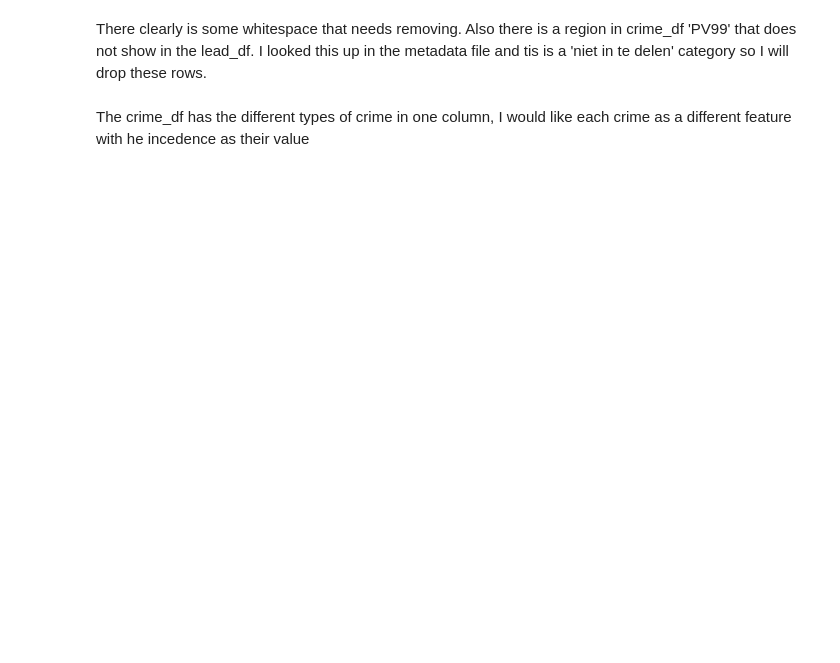
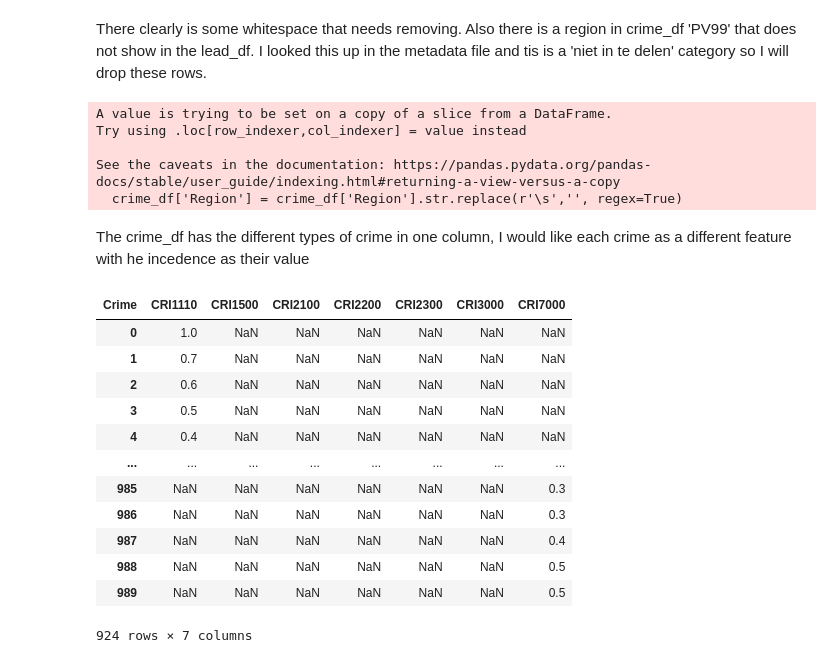
Before and after one commit to JMenzingaST/Lead_Crime_NL, a Jupyter notebook: Main.ipynb, the cells around one changed output. Cells and saved outputs as stored; diff of their text form; code cells hidden in the pictures; blank space fills up the shorter version.

Commit message:
Messed with reshaping the crime_df, achived nothing.

```diff
--- a/Main.ipynb
+++ b/Main.ipynb
@@ -61,7 +67,7 @@ hv.extension(case_sensitive_completion=True)
 with open('config.yaml') as stream:
     config = yaml.safe_load(stream)
 
-crime_df = pd.read_csv(config['crime'])
+crime_df = pd.read_csv(config['crime'], delimiter=';')
 lead_df = pd.read_csv(config['lead'], delimiter=';')
 # %%
 crime_df.rename(columns= {'SoortMisdrijf':'Crime',
@@ -96,5 +139,13 @@ crime_df = crime_df[crime_df['Region'] != 'PV99  ']
 
 crime_df['Region'] = crime_df['Region'].str.replace(r'\s','', regex=True)
 lead_df['Region'] = lead_df['Region'].str.replace(r'\s','', regex=True)
+
+# Run the code cell above to check if the regions are the same now.
+# %% [output]
+A value is trying to be set on a copy of a slice from a DataFrame.
+Try using .loc[row_indexer,col_indexer] = value instead
+
+See the caveats in the documentation: https://pandas.pydata.org/pandas-docs/stable/user_guide/indexing.html#returning-a-view-versus-a-copy
+  crime_df['Region'] = crime_df['Region'].str.replace(r'\s','', regex=True)
 # %% [markdown]
 The crime_df has the different types of crime in one column, I would like each crime as a different feature with he incedence as their value
@@ -107,0 +155,16 @@ crime_df.head()
+# %%
+crime_df.pivot(columns='Crime')['Incidence']
+# %% [output]
+| Crime | CRI1110 | CRI1500 | CRI2100 | CRI2200 | CRI2300 | CRI3000 | CRI7000 |
+| 0 | 1.0 | NaN | NaN | NaN | NaN | NaN | NaN |
+| 1 | 0.7 | NaN | NaN | NaN | NaN | NaN | NaN |
+| 2 | 0.6 | NaN | NaN | NaN | NaN | NaN | NaN |
+| 3 | 0.5 | NaN | NaN | NaN | NaN | NaN | NaN |
+| 4 | 0.4 | NaN | NaN | NaN | NaN | NaN | NaN |
+| ... | ... | ... | ... | ... | ... | ... | ... |
+| 985 | NaN | NaN | NaN | NaN | NaN | NaN | 0.3 |
+| 986 | NaN | NaN | NaN | NaN | NaN | NaN | 0.3 |
+| 987 | NaN | NaN | NaN | NaN | NaN | NaN | 0.4 |
+| 988 | NaN | NaN | NaN | NaN | NaN | NaN | 0.5 |
+| 989 | NaN | NaN | NaN | NaN | NaN | NaN | 0.5 |
+924 rows × 7 columns
```
Also changed, not shown: parts of 8 cells of this notebook, 1 other file.
